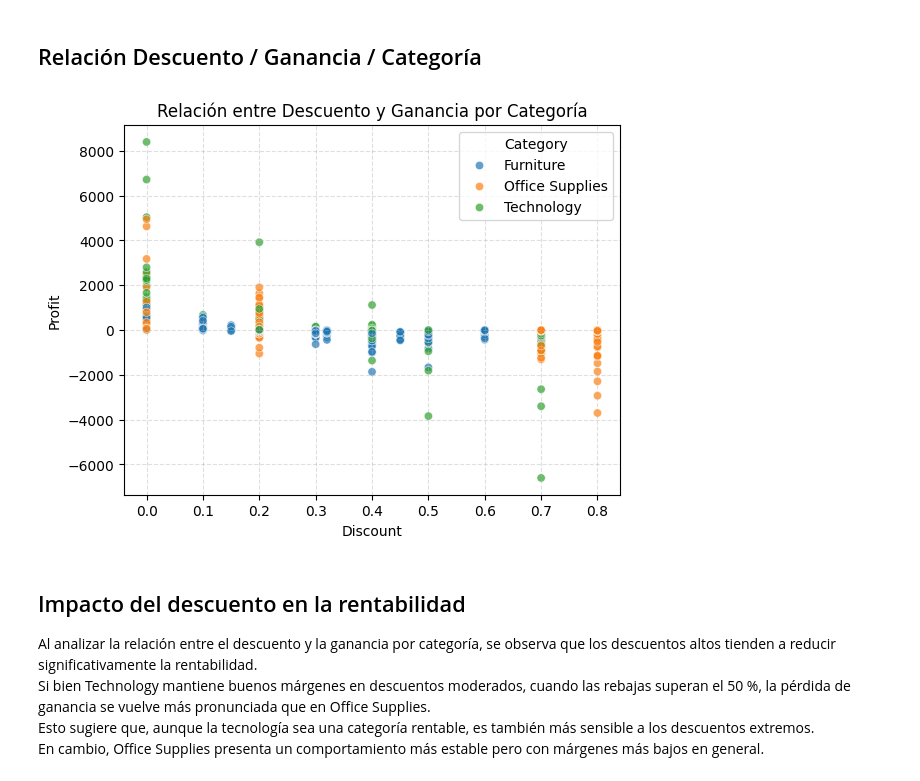
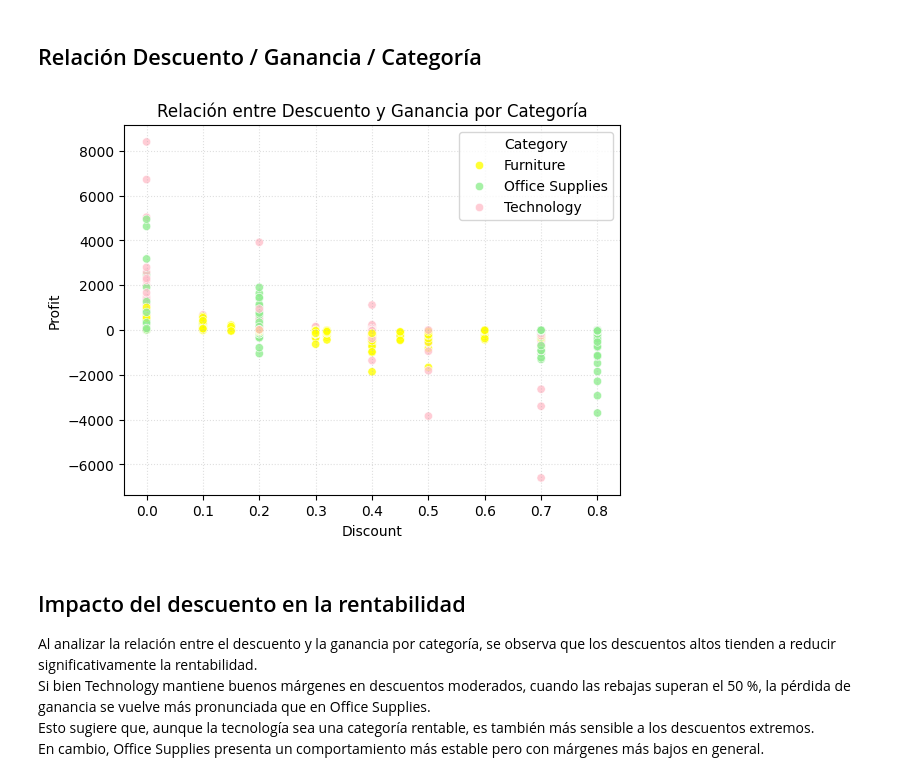
Before and after one commit to AgusISO8583/ITBA, a Jupyter notebook: TP_supermercadoG3.ipynb, the cells around one changed output. Cells and saved outputs as stored; diff of their text form; code cells hidden in the pictures.

```diff
--- a/TP_supermercadoG3.ipynb
+++ b/TP_supermercadoG3.ipynb
@@ -385,12 +385,18 @@ Esto sugiere que las políticas de descuento elevadas no resultan rentables para
 # %% [markdown]
 ## Relación Descuento / Ganancia / Categoría
 # %%
-sns.scatterplot(data=df, x='Discount', y='Profit', hue='Category', alpha=0.7)
+sns.scatterplot( # grafico de dispersion porque los demas no se ven claros con estos datos
+    data=df, #usa el datagrame csv del super como dato de entrada
+    x='Discount', # eje x
+    y='Profit',  # eje y
+    hue='Category', # coloreá de acuerdo a categoria
+    alpha=0.8, # de 0 a 1 cuan nitido lo vemos
+    palette=('yellow', 'lightgreen', 'pink'))
 plt.title('Relación entre Descuento y Ganancia por Categoría')
-plt.grid(True, linestyle='--', alpha=0.4)
+plt.grid(True, linestyle=':', alpha=0.4) # true para ver la cuadricula y luego punteada
 plt.show()
 # %% [output]
-[figure, old version]
+[figure, new version]
 # %% [markdown]
 ## Impacto del descuento en la rentabilidad
 
```
Also changed, not shown: parts of 4 cells of this notebook.
